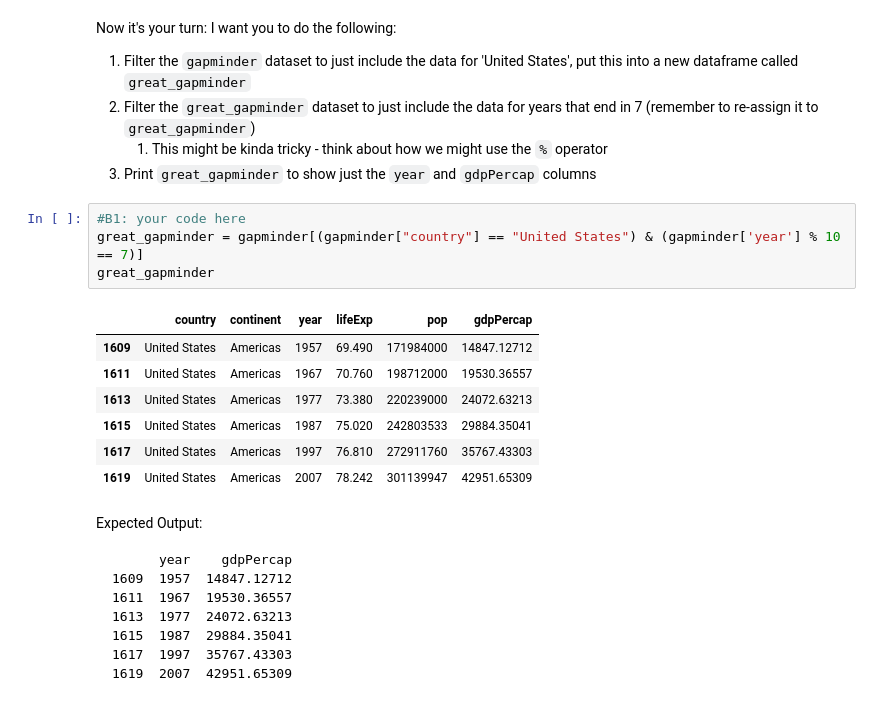
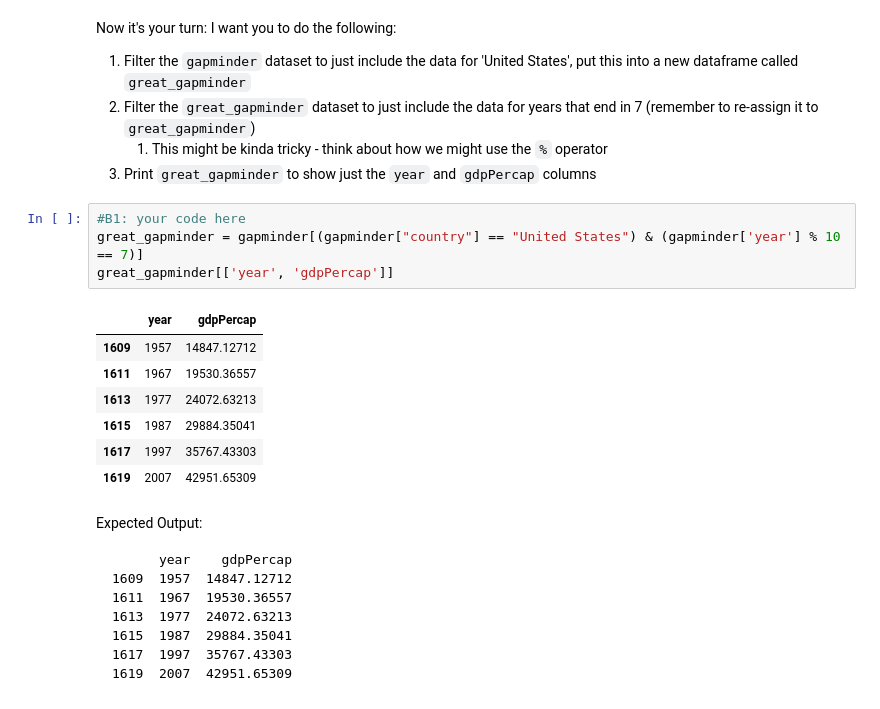
Before and after one commit to ArjtheGreat/cdj_nme, a Jupyter notebook: workbook1.ipynb, the cells around one changed output. Saved outputs shown, nothing was run; the diff lists cells and outputs as text.

```diff
--- a/workbook1.ipynb
+++ b/workbook1.ipynb
@@ -364,15 +364,15 @@ Now it's your turn: I want you to do the following:
 # %%
 #B1: your code here
 great_gapminder = gapminder[(gapminder["country"] == "United States") & (gapminder['year'] % 10 == 7)]
-great_gapminder
+great_gapminder[['year', 'gdpPercap']]
 # %% [output]
-|  | country | continent | year | lifeExp | pop | gdpPercap |
-| 1609 | United States | Americas | 1957 | 69.490 | 171984000 | 14847.12712 |
-| 1611 | United States | Americas | 1967 | 70.760 | 198712000 | 19530.36557 |
-| 1613 | United States | Americas | 1977 | 73.380 | 220239000 | 24072.63213 |
-| 1615 | United States | Americas | 1987 | 75.020 | 242803533 | 29884.35041 |
-| 1617 | United States | Americas | 1997 | 76.810 | 272911760 | 35767.43303 |
-| 1619 | United States | Americas | 2007 | 78.242 | 301139947 | 42951.65309 |
+|  | year | gdpPercap |
+| 1609 | 1957 | 14847.12712 |
+| 1611 | 1967 | 19530.36557 |
+| 1613 | 1977 | 24072.63213 |
+| 1615 | 1987 | 29884.35041 |
+| 1617 | 1997 | 35767.43303 |
+| 1619 | 2007 | 42951.65309 |
 # %% [markdown]
 Expected Output:
 
```
Also changed, not shown: parts of 1 cell of this notebook.
